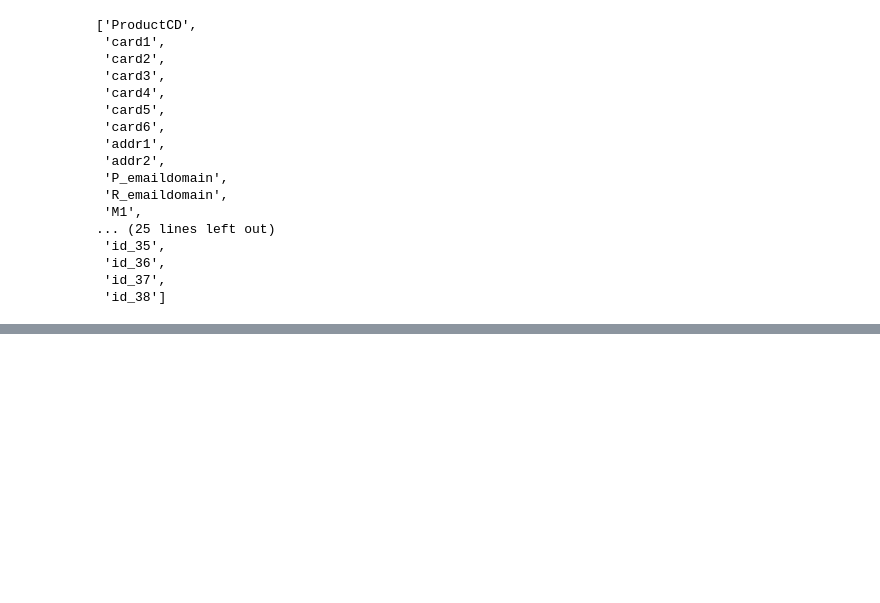
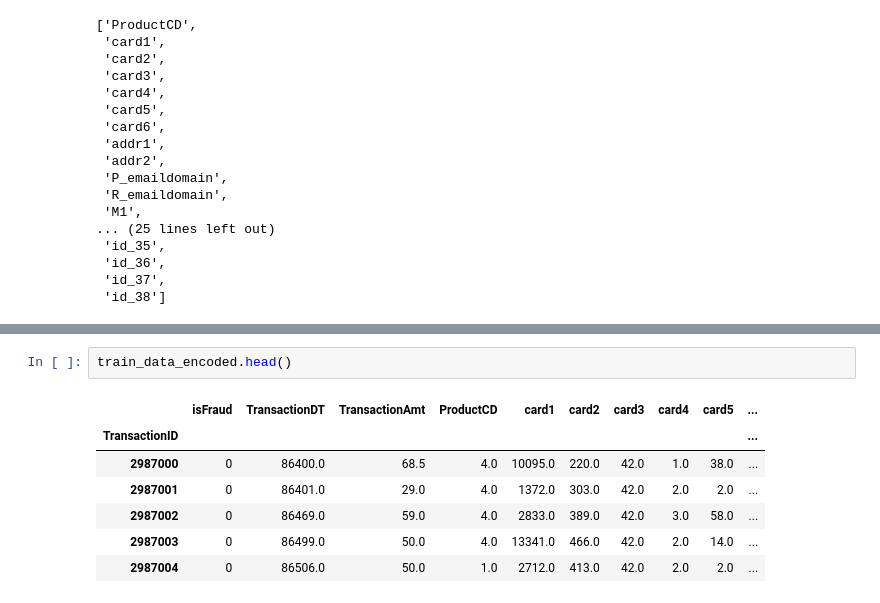
Before and after one commit to tugusav/fraud-detection-system-ann, a Jupyter notebook: FDS_ANN.ipynb, the cells around one changed output, grey strips where cells are left out. Cells and saved outputs as stored; diff of their text form; blank space fills up the shorter version.

```diff
--- a/FDS_ANN.ipynb
+++ b/FDS_ANN.ipynb
@@ -695,0 +847,10 @@ catf
+# %%
+train_data_encoded.head()
+# %% [output]
+|  | isFraud | TransactionDT | TransactionAmt | ProductCD | card1 | card2 | card3 | card4 | card5 | ... |
+| TransactionID |  |  |  |  |  |  |  |  |  | ... |
+| 2987000 | 0 | 86400.0 | 68.5 | 4.0 | 10095.0 | 220.0 | 42.0 | 1.0 | 38.0 | ... |
+| 2987001 | 0 | 86401.0 | 29.0 | 4.0 | 1372.0 | 303.0 | 42.0 | 2.0 | 2.0 | ... |
+| 2987002 | 0 | 86469.0 | 59.0 | 4.0 | 2833.0 | 389.0 | 42.0 | 3.0 | 58.0 | ... |
+| 2987003 | 0 | 86499.0 | 50.0 | 4.0 | 13341.0 | 466.0 | 42.0 | 2.0 | 14.0 | ... |
+| 2987004 | 0 | 86506.0 | 50.0 | 1.0 | 2712.0 | 413.0 | 42.0 | 2.0 | 2.0 | ... |
```
Also changed, not shown: parts of 25 cells of this notebook.
